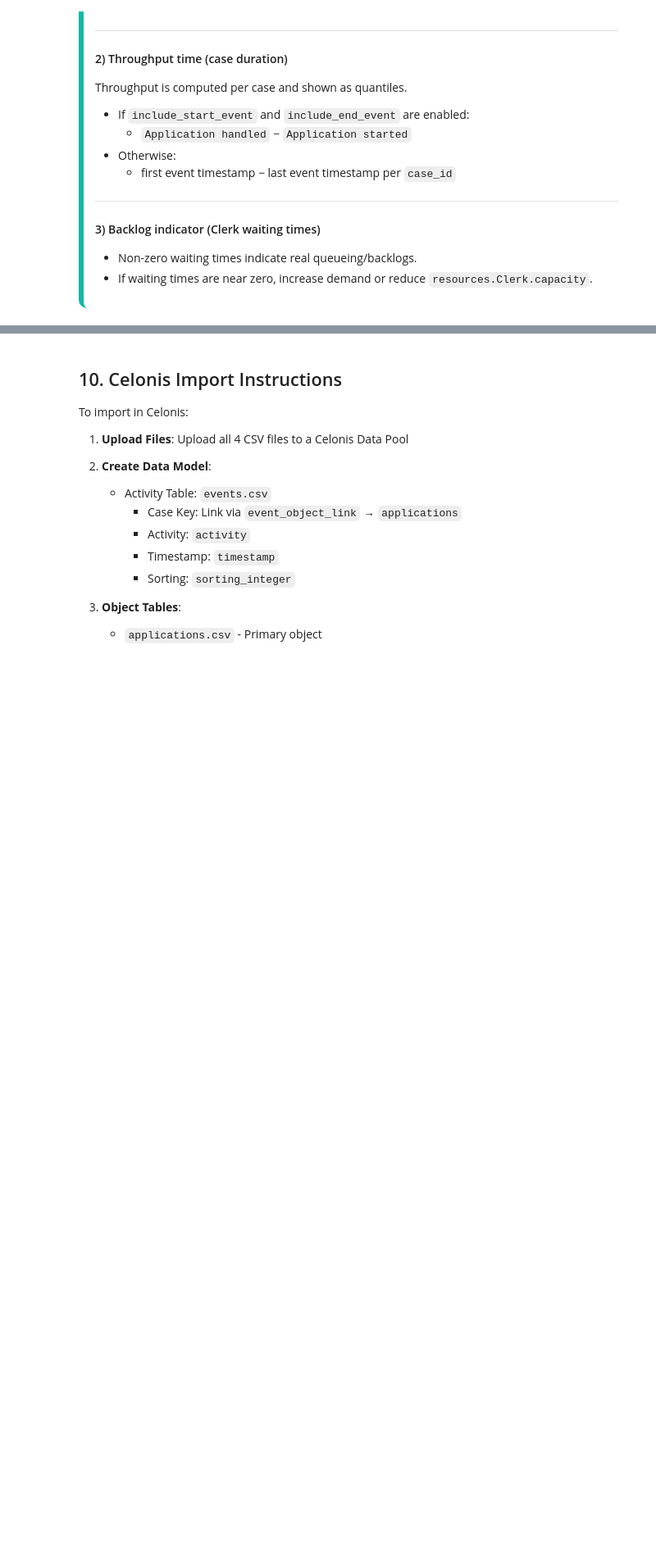
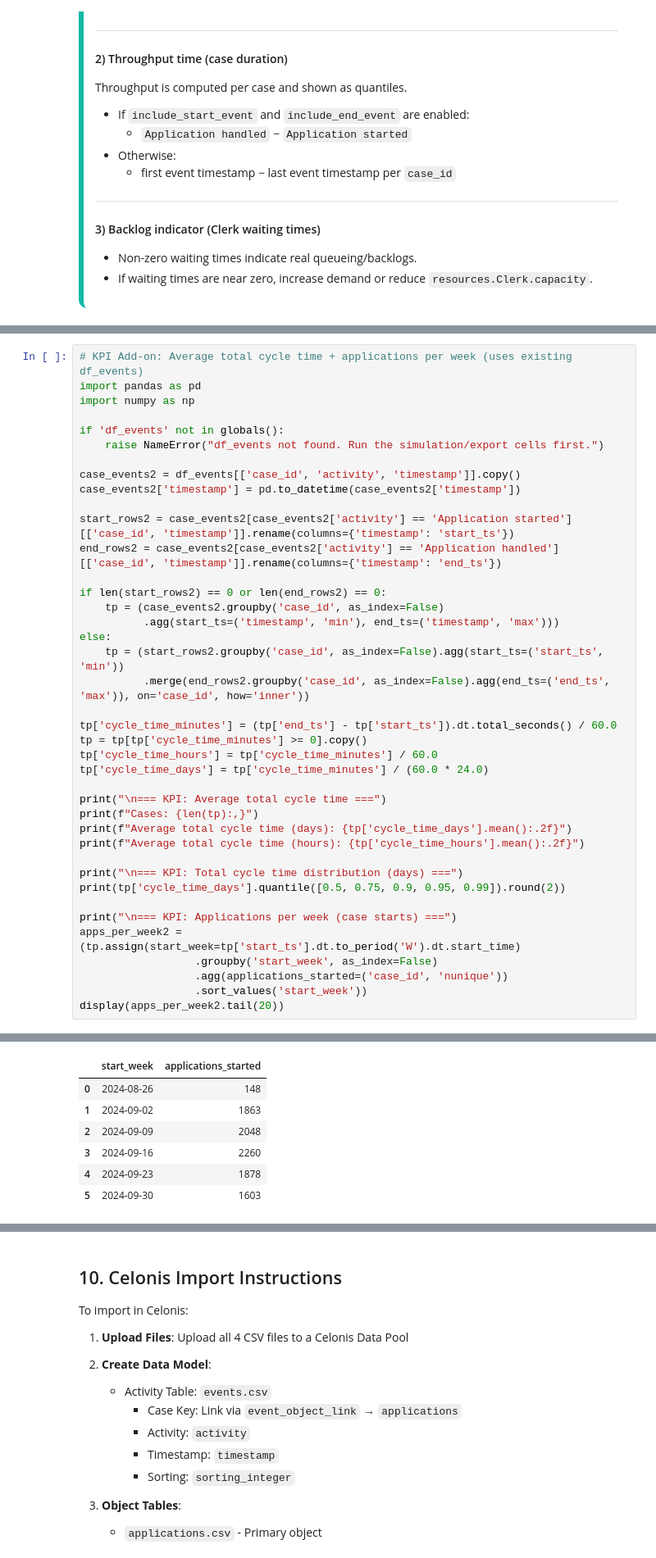
Before and after one commit to mdukhan/pm4py-bpmn-simulation, a Jupyter notebook: notebooks/sim_ocel.ipynb, the cells around one changed output, grey strips where cells are left out. Shown at 82% size. Drawn from its saved outputs; the diff is of its cells as text; blank space fills up the shorter version.

```diff
--- a/notebooks/sim_ocel.ipynb
+++ b/notebooks/sim_ocel.ipynb
@@ -1323,2 +1504,43 @@ Shortened          285
 
 NOTE: If Clerk waiting times are near zero, increase demand (reduce interarrival means / increase num_cases) or reduce Clerk capacity.
+# %%
+# KPI Add-on: Average total cycle time + applications per week (uses existing df_events)
+import pandas as pd
+import numpy as np
+
+if 'df_events' not in globals():
+    raise NameError("df_events not found. Run the simulation/export cells first.")
+
+case_events2 = df_events[['case_id', 'activity', 'timestamp']].copy()
+case_events2['timestamp'] = pd.to_datetime(case_events2['timestamp'])
+
+start_rows2 = case_events2[case_events2['activity'] == 'Application started'][['case_id', 'timestamp']].rename(columns={'timestamp': 'start_ts'})
+end_rows2 = case_events2[case_events2['activity'] == 'Application handled'][['case_id', 'timestamp']].rename(columns={'timestamp': 'end_ts'})
+
+if len(start_rows2) == 0 or len(end_rows2) == 0:
+    tp = (case_events2.groupby('case_id', as_index=False)
+          .agg(start_ts=('timestamp', 'min'), end_ts=('timestamp', 'max')))
+else:
+    tp = (start_rows2.groupby('case_id', as_index=False).agg(start_ts=('start_ts', 'min'))
+          .merge(end_rows2.groupby('case_id', as_index=False).agg(end_ts=('end_ts', 'max')), on='case_id', how='inner'))
+
+tp['cycle_time_minutes'] = (tp['end_ts'] - tp['start_ts']).dt.total_seconds() / 60.0
+tp = tp[tp['cycle_time_minutes'] >= 0].copy()
+tp['cycle_time_hours'] = tp['cycle_time_minutes'] / 60.0
+tp['cycle_time_days'] = tp['cycle_time_minutes'] / (60.0 * 24.0)
+
+print("\n=== KPI: Average total cycle time ===")
+print(f"Cases: {len(tp):,}")
+print(f"Average total cycle time (days): {tp['cycle_time_days'].mean():.2f}")
+print(f"Average total cycle time (hours): {tp['cycle_time_hours'].mean():.2f}")
+
+print("\n=== KPI: Total cycle time distribution (days) ===")
+print(tp['cycle_time_days'].quantile([0.5, 0.75, 0.9, 0.95, 0.99]).round(2))
+
+print("\n=== KPI: Applications per week (case starts) ===")
+apps_per_week2 = (tp.assign(start_week=tp['start_ts'].dt.to_period('W').dt.start_time)
+                  .groupby('start_week', as_index=False)
+                  .agg(applications_started=('case_id', 'nunique'))
+                  .sort_values('start_week'))
+display(apps_per_week2.tail(20))
+# %% [output]
@@ -1324,0 +1561,7 @@ NOTE: If Clerk waiting times are near zero, increase demand (reduce interarrival
+|  | start_week | applications_started |
+| 0 | 2024-08-26 | 148 |
+| 1 | 2024-09-02 | 1863 |
+| 2 | 2024-09-09 | 2048 |
+| 3 | 2024-09-16 | 2260 |
+| 4 | 2024-09-23 | 1878 |
+| 5 | 2024-09-30 | 1603 |
```
Also changed, not shown: parts of 9 cells of this notebook.
